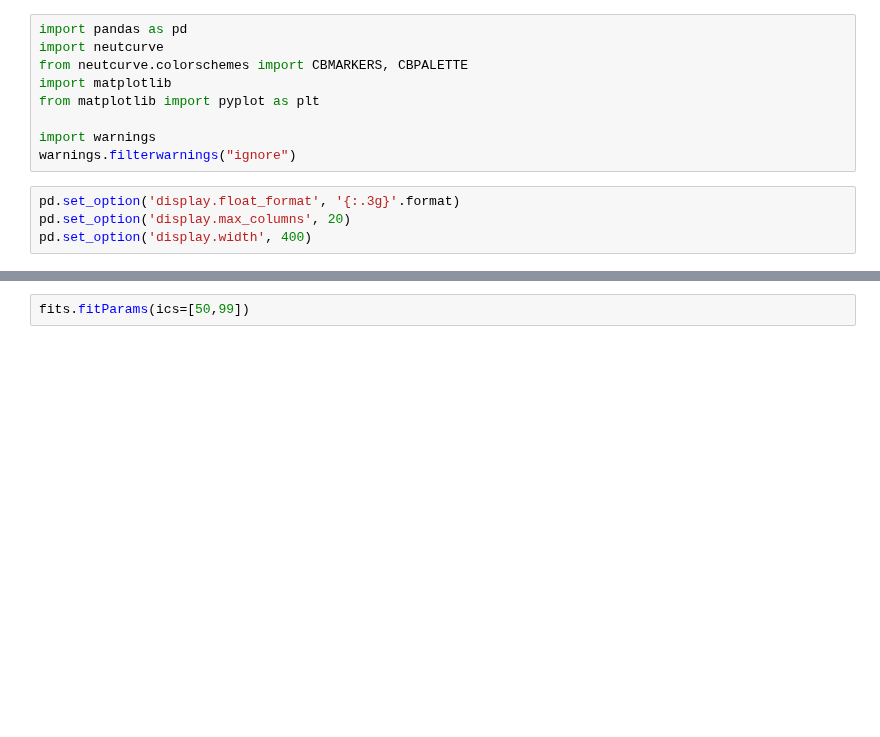
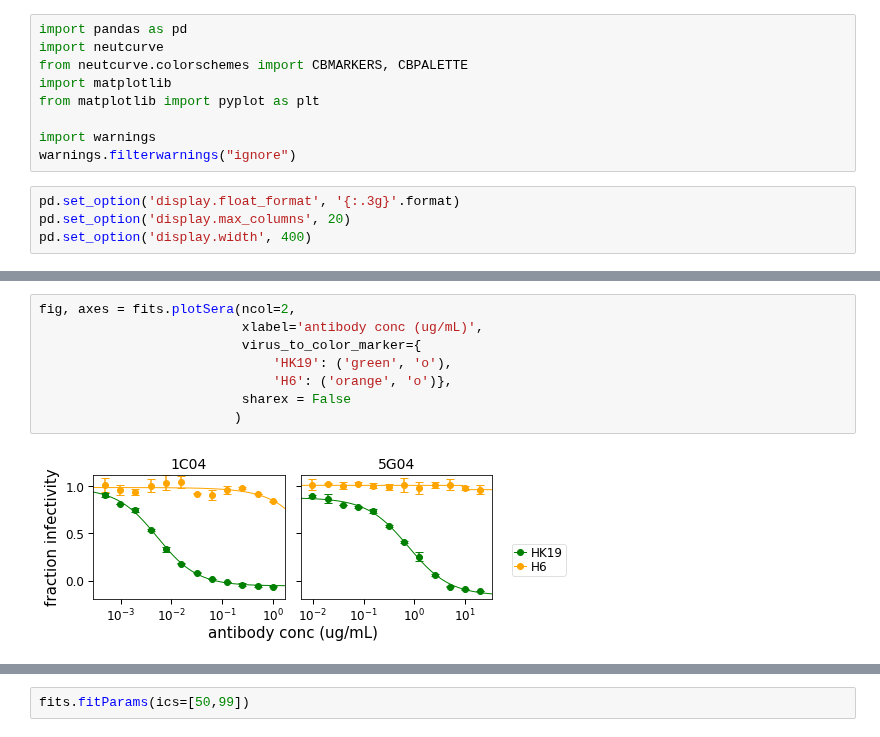
Before and after one commit to sorsinelli/flu_h3_hk19_dms_ic50, a Jupyter notebook: experiments/neut_assays/final_neuts_1C04_5G04.ipynb, the cells around one changed output, grey strips where cells are left out. Cells and saved outputs as stored; diff of their text form; blank space fills up the shorter version.

```diff
--- a/experiments/neut_assays/final_neuts_1C04_5G04.ipynb
+++ b/experiments/neut_assays/final_neuts_1C04_5G04.ipynb
@@ -39,6 +79,16 @@ Viruses measured against 1C04:
 ['HK19', 'H6']
 Viruses measured against 5G04:
 ['HK19', 'H6']
+# %%
+fig, axes = fits.plotSera(ncol=2,
+                          xlabel='antibody conc (ug/mL)',
+                          virus_to_color_marker={
+                              'HK19': ('green', 'o'),
+                              'H6': ('orange', 'o')},
+                          sharex = False
+                         )
+# %% [output]
+[figure, added]
 # %%
 fig, axes = fits.plotSera(ncol=2,
                           xlabel='antibody conc (ug/mL)',
```
Also changed, not shown: parts of 7 cells of this notebook.
